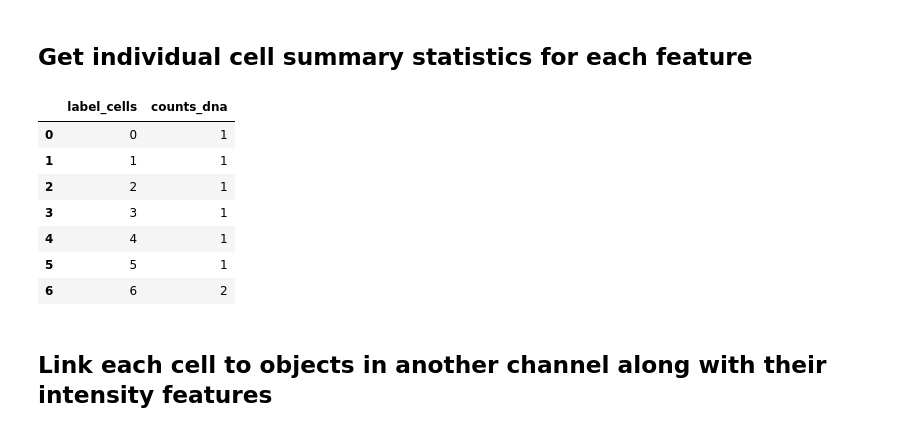
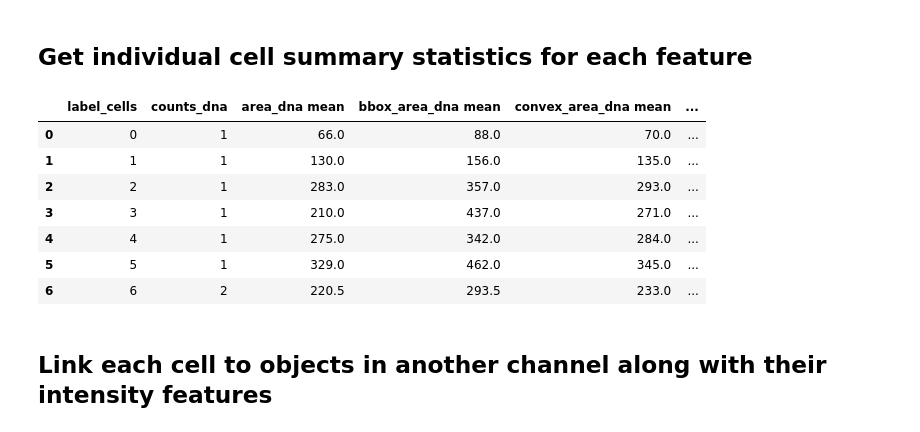
Before and after one commit to haesleinhuepf/napari-skimage-regionprops, a Jupyter notebook: demo/Regionprops_map_channels.ipynb, the cells around one changed output. Saved outputs shown, nothing was run; the diff lists cells and outputs as text; code cells hidden in the pictures.

```diff
--- a/demo/Regionprops_map_channels.ipynb
+++ b/demo/Regionprops_map_channels.ipynb
@@ -87,17 +104,17 @@ measurements_linked
 # %%
 measurements_linked_summary = make_summary_table(measurements_linked,
                                                 suffixes=['_cells', '_dna'],
-                                                statistics_list=['count'])
+                                                statistics_list=['count', 'mean'])
 measurements_linked_summary
 # %% [output]
-|  | label_cells | counts_dna |
-| 0 | 0 | 1 |
-| 1 | 1 | 1 |
-| 2 | 2 | 1 |
-| 3 | 3 | 1 |
-| 4 | 4 | 1 |
-| 5 | 5 | 1 |
-| 6 | 6 | 2 |
+|  | label_cells | counts_dna | area_dna mean | bbox_area_dna mean | convex_area_dna mean | ... |
+| 0 | 0 | 1 | 66.0 | 88.0 | 70.0 | ... |
+| 1 | 1 | 1 | 130.0 | 156.0 | 135.0 | ... |
+| 2 | 2 | 1 | 283.0 | 357.0 | 293.0 | ... |
+| 3 | 3 | 1 | 210.0 | 437.0 | 271.0 | ... |
+| 4 | 4 | 1 | 275.0 | 342.0 | 284.0 | ... |
+| 5 | 5 | 1 | 329.0 | 462.0 | 345.0 | ... |
+| 6 | 6 | 2 | 220.5 | 293.5 | 233.0 | ... |
 # %% [markdown]
 ## Link each cell to objects in another channel along with their intensity features
 # %%
```
Also changed, not shown: parts of 5 cells of this notebook, 6 other files.
